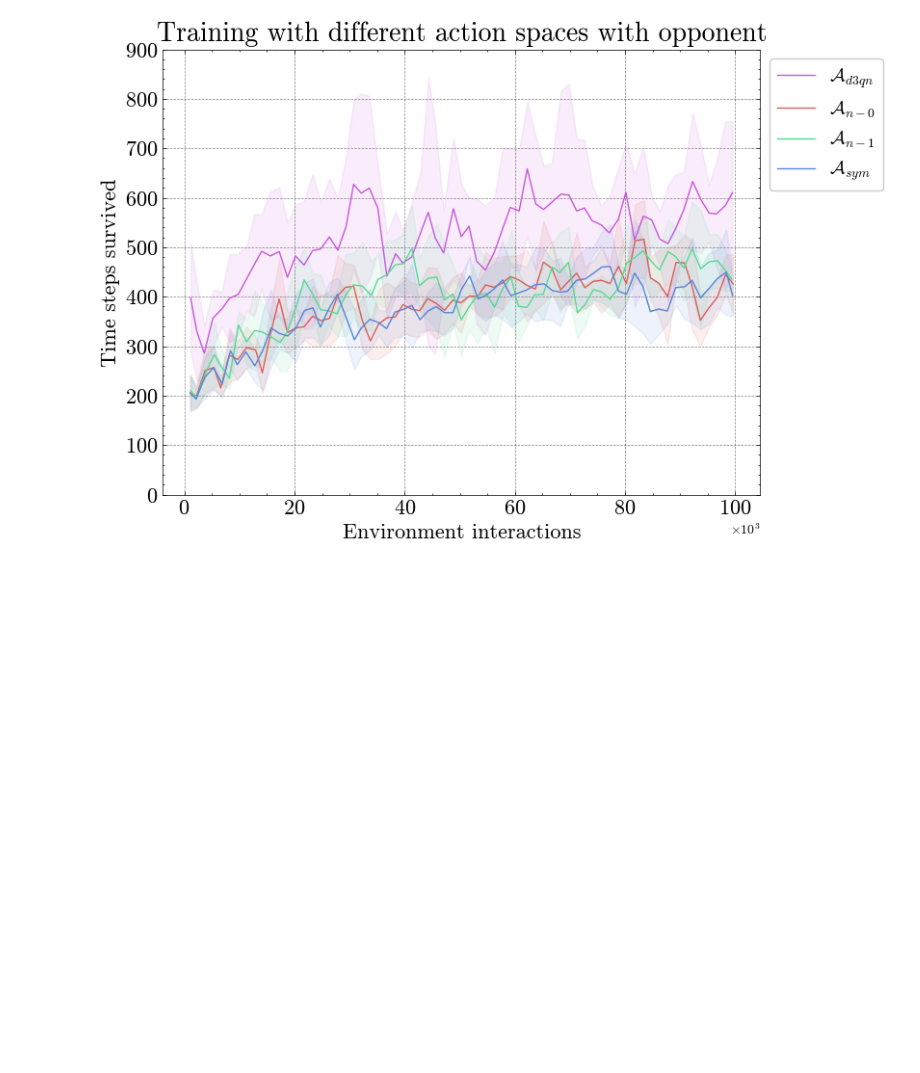
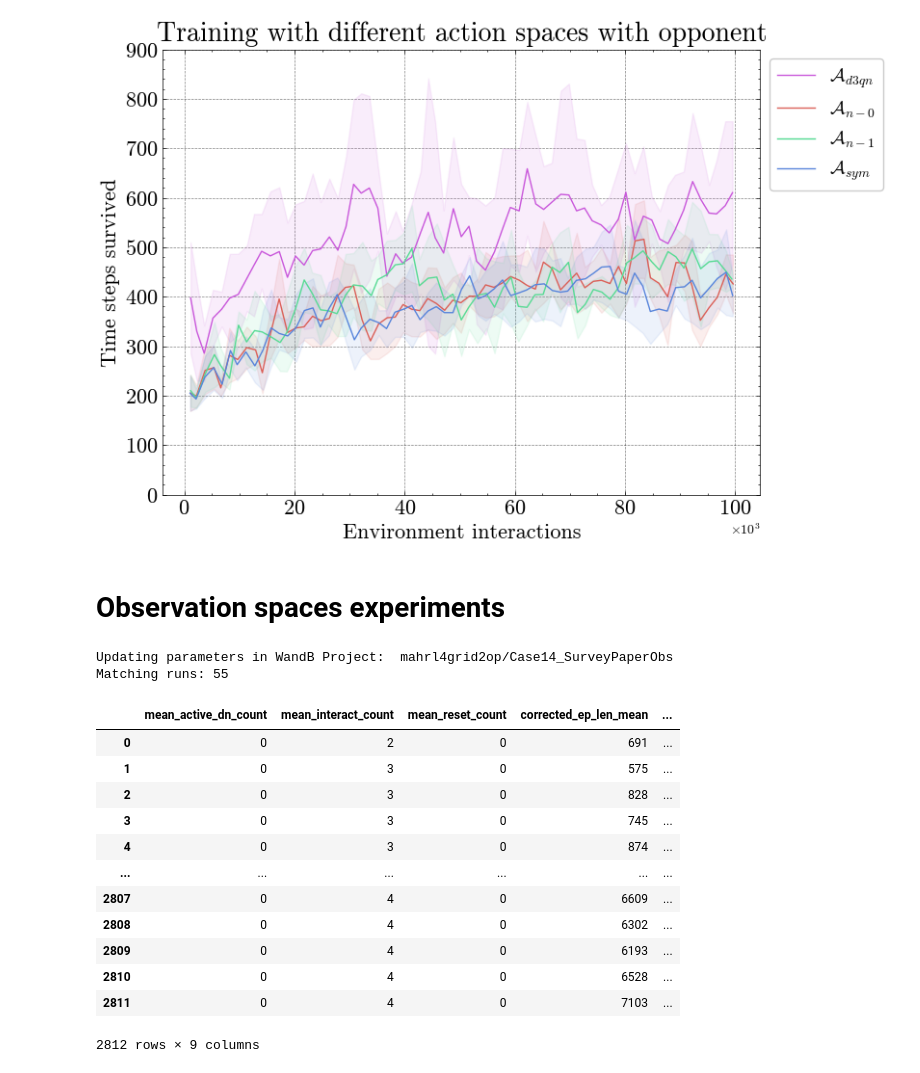
Before and after one commit to EricavanderSar/rl4pnc-survey, a Jupyter notebook: notebooks/SurveyPaper_TrainingCurves.ipynb, the cells around one changed output. Drawn from its saved outputs; the diff is of its cells as text; code cells hidden in the pictures; blank space fills up the shorter version.

```diff
--- a/notebooks/SurveyPaper_TrainingCurves.ipynb
+++ b/notebooks/SurveyPaper_TrainingCurves.ipynb
@@ -281,3 +278,15 @@ plt = make_training_curve(df_act_opp, header="Training with different action spa
 plt.savefig(os.path.join(path, f'Traincurve_ActSpaces_Opp.svg'))
 # %% [output]
 [figure]
+# %% [markdown]
+# Observation spaces experiments
+# %%
+project='Case14_SurveyPaperObs'
+api = wandb.Api()
+wandb_path = f"mahrl4grid2op/{project}"
+print("Updating parameters in WandB Project: ", wandb_path)
+runs = api.runs(f"mahrl4grid2op/{project}")
+print(f"Matching runs: {len(runs)}")
+# %% [output]
+Updating parameters in WandB Project:  mahrl4grid2op/Case14_SurveyPaperObs
+Matching runs: 55
@@ -283,0 +324,18 @@ plt.savefig(os.path.join(path, f'Traincurve_ActSpaces_Opp.svg'))
+# %%
+runs_NoOpp = [run for run in runs if not run.config.get('opponent')]
+df_obs = make_df_metrics(runs_NoOpp)
+df_obs
+# %% [output]
+|  | mean_active_dn_count | mean_interact_count | mean_reset_count | corrected_ep_len_mean | ... |
+| 0 | 0 | 2 | 0 | 691 | ... |
+| 1 | 0 | 3 | 0 | 575 | ... |
+| 2 | 0 | 3 | 0 | 828 | ... |
+| 3 | 0 | 3 | 0 | 745 | ... |
+| 4 | 0 | 3 | 0 | 874 | ... |
+| ... | ... | ... | ... | ... | ... |
+| 2807 | 0 | 4 | 0 | 6609 | ... |
+| 2808 | 0 | 4 | 0 | 6302 | ... |
+| 2809 | 0 | 4 | 0 | 6193 | ... |
+| 2810 | 0 | 4 | 0 | 6528 | ... |
+| 2811 | 0 | 4 | 0 | 7103 | ... |
+2812 rows × 9 columns
```
Also changed, not shown: parts of 5 cells of this notebook, 2 other files.
